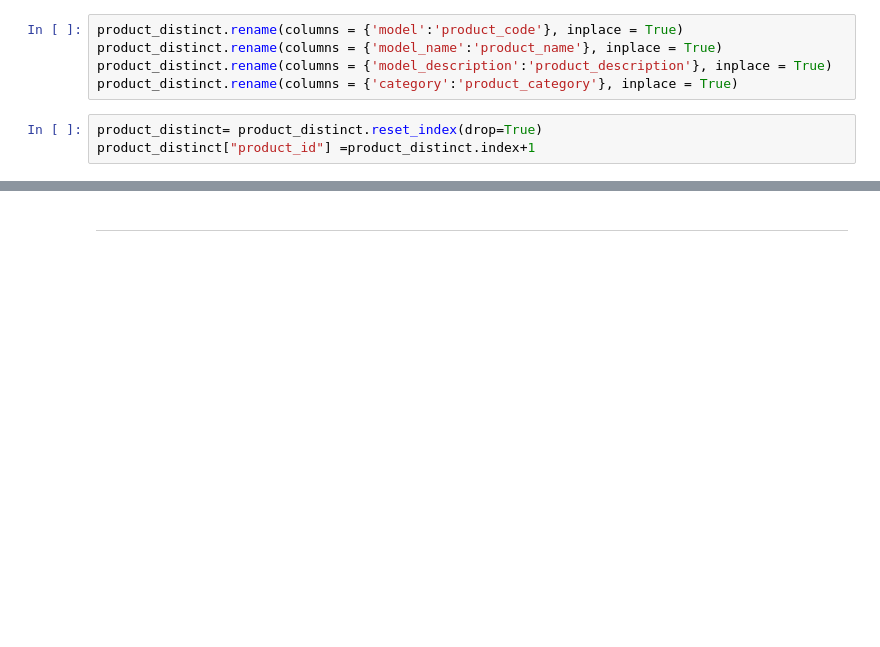
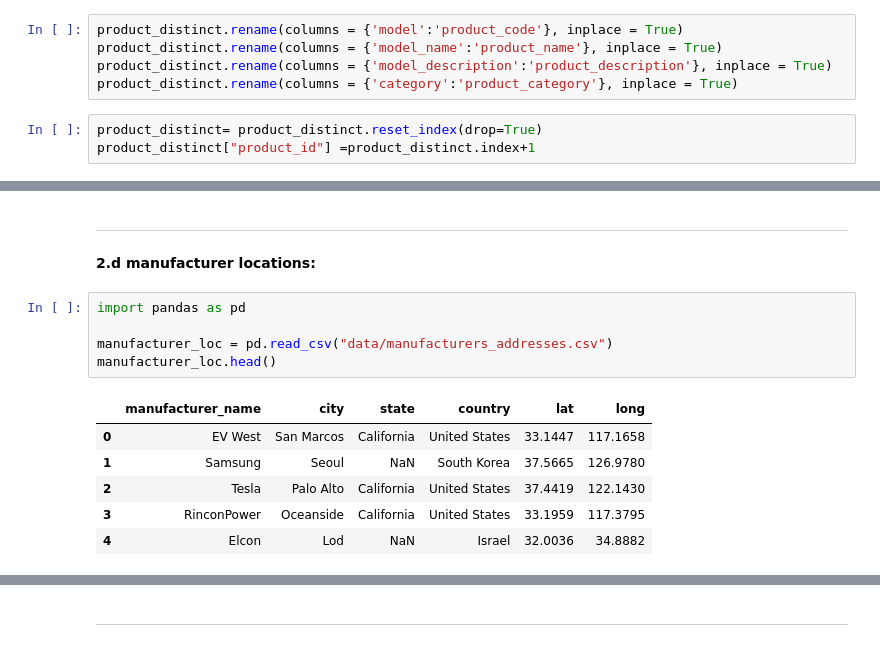
Before and after one commit to hicranA/partsUnlimitedDW, a Jupyter notebook: etl_evWest.ipynb, the cells around one changed output, grey strips where cells are left out. Saved outputs shown, nothing was run; the diff lists cells and outputs as text; blank space fills up the shorter version.

```diff
--- a/etl_evWest.ipynb
+++ b/etl_evWest.ipynb
@@ -387,3 +387,19 @@ product_dim.head()
 | 2 | 3 | BAT-1.7-7S | Lithium Super Cells 1.6 kWh - JH3 | Batteries | Lithium Super Cells 1.6 kWh - JH3... |  | ... |
 | 3 | 4 | BAT-3.4-7S2P | Lithium Super Cells 3.2 kWh - JP3 | Batteries | Lithium Super Cells 3.2 kWh - JP3... |  | ... |
 | 4 | 5 | INR25R | Samsung INR 18650 25R Lithium | Batteries | Samsung INR 18650 25R LithiumBatt... |  | ... |
+# %% [markdown]
+---------------
+# %% [markdown]
+**2.d manufacturer locations:**
+# %%
+import pandas as pd
+
+manufacturer_loc = pd.read_csv("data/manufacturers_addresses.csv")
+manufacturer_loc.head()
+# %% [output]
+|  | manufacturer_name | city | state | country | lat | long |
+| 0 | EV West | San Marcos | California | United States | 33.1447 | 117.1658 |
+| 1 | Samsung | Seoul | NaN | South Korea | 37.5665 | 126.9780 |
+| 2 | Tesla | Palo Alto | California | United States | 37.4419 | 122.1430 |
+| 3 | RinconPower | Oceanside | California | United States | 33.1959 | 117.3795 |
+| 4 | Elcon | Lod | NaN | Israel | 32.0036 | 34.8882 |
```
Also changed, not shown: parts of 47 cells of this notebook, 4 other files.
